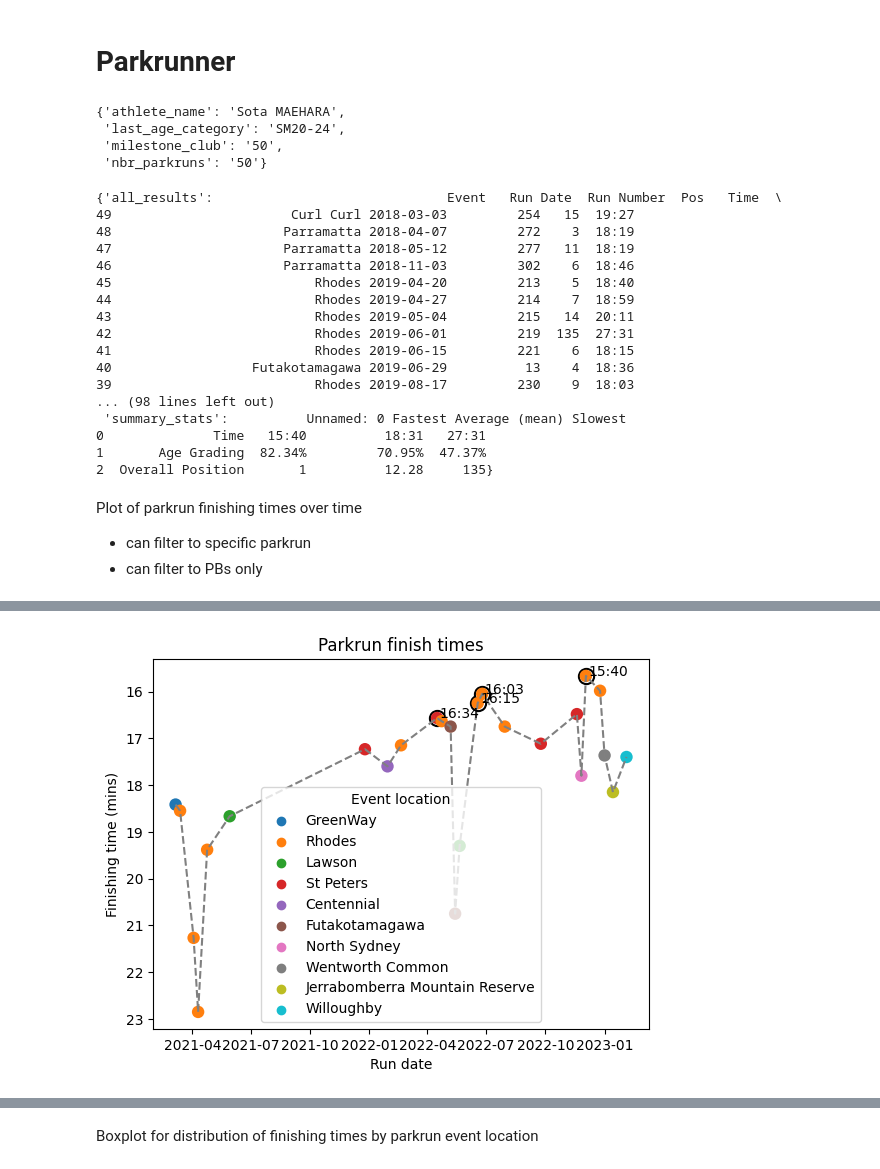
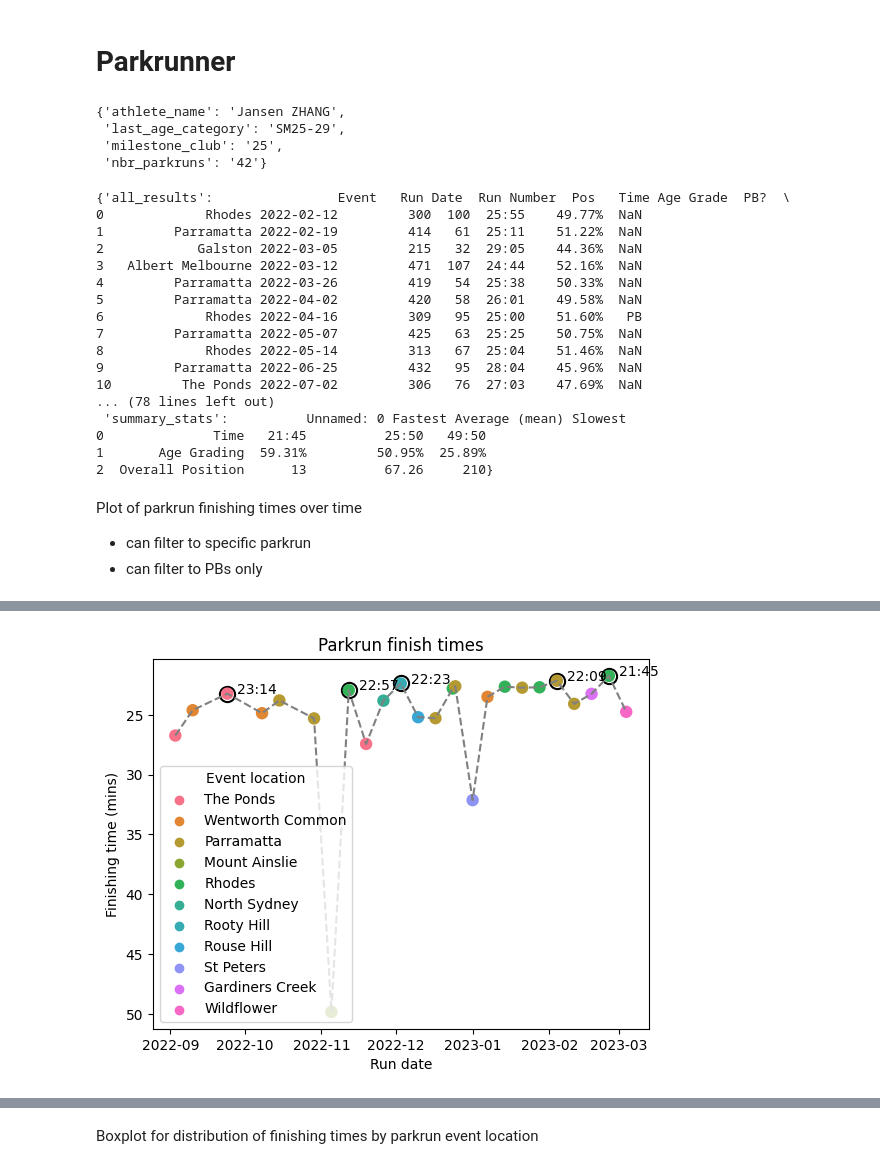
Before and after one commit to jansen88/parkrun-results, a Jupyter notebook: demo/demo.ipynb, the cells around one changed output, grey strips where cells are left out. Drawn from its saved outputs; the diff is of its cells as text; code cells hidden in the pictures.

```diff
--- a/demo/demo.ipynb
+++ b/demo/demo.ipynb
@@ -16,41 +16,41 @@ Timestamp('2023-02-10 19:55:11.283621')
 # %% [markdown]
 # Parkrunner
 # %%
-athlete_id = '4360023'
+athlete_id = '7417035' #'4360023'
 parkrunner = Parkrunner(athlete_id)
 # %%
 pprint(parkrunner.other_info)
 # %% [output]
-{'athlete_name': 'Sota MAEHARA',
- 'last_age_category': 'SM20-24',
- 'milestone_club': '50',
- 'nbr_parkruns': '50'}
+{'athlete_name': 'Jansen ZHANG',
+ 'last_age_category': 'SM25-29',
+ 'milestone_club': '25',
+ 'nbr_parkruns': '42'}
 # %%
 pprint(parkrunner.tables)
 # %% [output]
-{'all_results':                              Event   Run Date  Run Number  Pos   Time  \
-49                       Curl Curl 2018-03-03         254   15  19:27
-48                      Parramatta 2018-04-07         272    3  18:19
-47                      Parramatta 2018-05-12         277   11  18:19
-46                      Parramatta 2018-11-03         302    6  18:46
-45                          Rhodes 2019-04-20         213    5  18:40
-44                          Rhodes 2019-04-27         214    7  18:59
-43                          Rhodes 2019-05-04         215   14  20:11
-42                          Rhodes 2019-06-01         219  135  27:31
-41                          Rhodes 2019-06-15         221    6  18:15
-40                  Futakotamagawa 2019-06-29          13    4  18:36
-39                          Rhodes 2019-08-17         230    9  18:03
-... (98 lines left out)
+{'all_results':                Event   Run Date  Run Number  Pos   Time Age Grade  PB?  \
+0             Rhodes 2022-02-12         300  100  25:55    49.77%  NaN
+1         Parramatta 2022-02-19         414   61  25:11    51.22%  NaN
+2            Galston 2022-03-05         215   32  29:05    44.36%  NaN
+3   Albert Melbourne 2022-03-12         471  107  24:44    52.16%  NaN
+4         Parramatta 2022-03-26         419   54  25:38    50.33%  NaN
+5         Parramatta 2022-04-02         420   58  26:01    49.58%  NaN
+6             Rhodes 2022-04-16         309   95  25:00    51.60%   PB
+7         Parramatta 2022-05-07         425   63  25:25    50.75%  NaN
+8             Rhodes 2022-05-14         313   67  25:04    51.46%  NaN
+9         Parramatta 2022-06-25         432   95  28:04    45.96%  NaN
+10         The Ponds 2022-07-02         306   76  27:03    47.69%  NaN
+... (78 lines left out)
  'summary_stats':          Unnamed: 0 Fastest Average (mean) Slowest
-0              Time   15:40          18:31   27:31
-1       Age Grading  82.34%         70.95%  47.37%
-2  Overall Position       1          12.28     135}
+0              Time   21:45          25:50   49:50
+1       Age Grading  59.31%         50.95%  25.89%
+2  Overall Position      13          67.26     210}
 # %% [markdown]
 Plot of parkrun finishing times over time
 * can filter to specific parkrun
 * can filter to PBs only
 # %%
-parkrunner.plot_finishing_times(
+fig = parkrunner.plot_finishing_times(
     show_num_events = 25
     # filter_parkrun = 'Rhodes',
     # show_PB_only = True
@@ -60,2 +59,2 @@ parkrunner.plot_finishing_times(
-[figure, old version]
+[figure, new version]
 # %%
```
Also changed, not shown: parts of 6 cells of this notebook, 2 other files.
